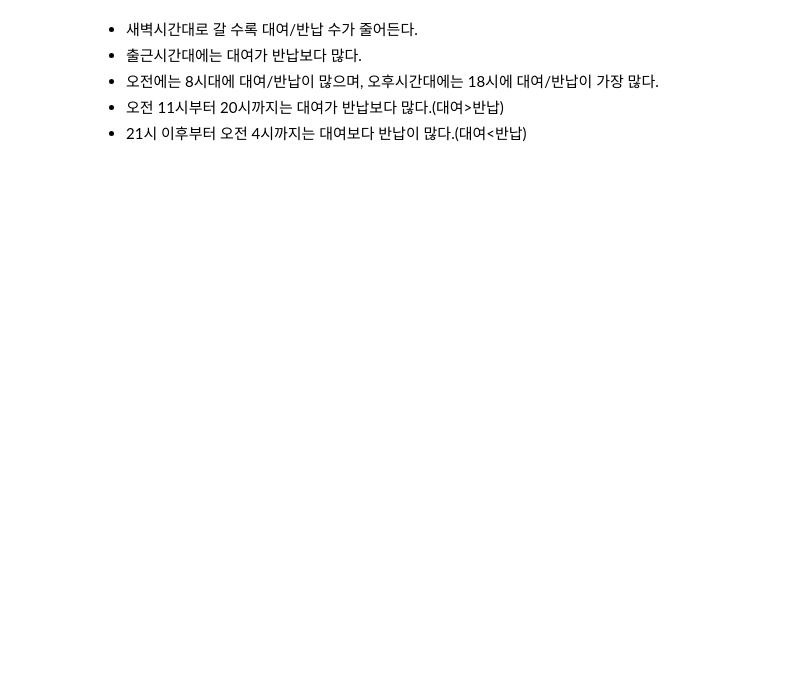
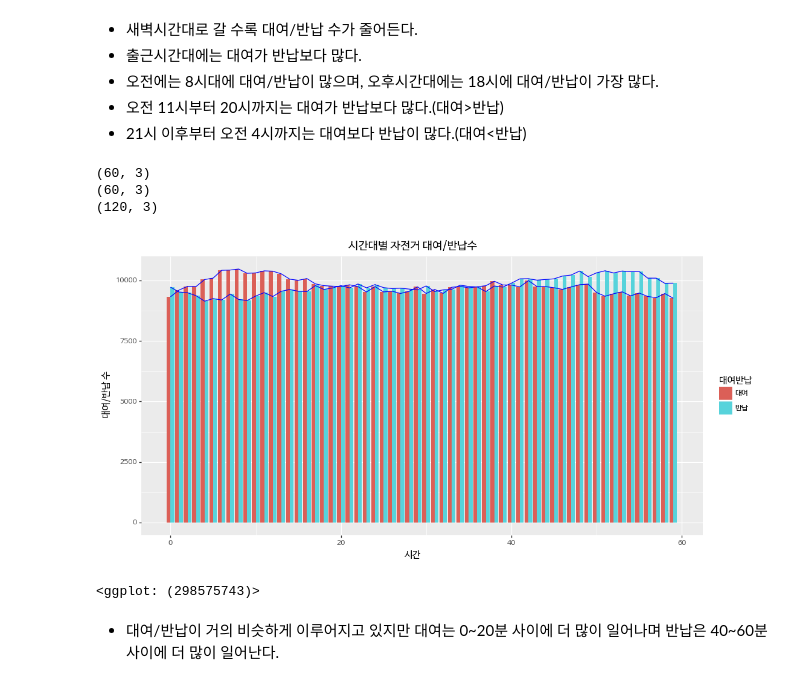
Before and after one commit to corazzon/OpenDataWrangling, a Jupyter notebook: seoul-bike-01.ipynb, the cells around one changed output. Drawn from its saved outputs; the diff is of its cells as text; code cells hidden in the pictures; blank space fills up the shorter version.

```diff
--- a/seoul-bike-01.ipynb
+++ b/seoul-bike-01.ipynb
@@ -359,3 +391,36 @@ df_hour.head()
 * 오전에는 8시대에 대여/반납이 많으며, 오후시간대에는 18시에 대여/반납이 가장 많다.
 * 오전 11시부터 20시까지는 대여가 반납보다 많다.(대여>반납)
 * 21시 이후부터 오전 4시까지는 대여보다 반납이 많다.(대여<반납)
+# %%
+df_minute_1 = df['대여분'].value_counts().reset_index()
+df_minute_1.columns = ['minute', 'count']
+df_minute_1 = df_minute_1.sort_values('minute')
+df_minute_1['대여반납'] = '대여'
+print(df_minute_1.shape)
+
+df_minute_2 = df['반납분'].value_counts().reset_index()
+df_minute_2.columns = ['minute', 'count']
+df_minute_2 = df_minute_2.sort_values('minute')
+df_minute_2['대여반납'] = '반납'
+print(df_minute_2.shape)
+
+df_minute = pd.concat([df_minute_1, df_minute_2])
+print(df_minute.shape)
+# %% [output]
+(60, 3)
+(60, 3)
+(120, 3)
+# %%
+(ggplot(df_minute)
+ + aes(x='minute', y='count', fill='대여반납')
+ + geom_bar(stat='identity', position='dodge')
+ + geom_line(color='blue')
+ + labs(x='시간', y='대여/반납 수', title='시간대별 자전거 대여/반납수')
+ + theme(text=element_text(family='NanumBarunGothic'),
+        figure_size=(12,6))
+)
+# %% [output]
+[figure, added]
+<ggplot: (298575743)>
+# %% [markdown]
+* 대여/반납이 거의 비슷하게 이루어지고 있지만 대여는 0~20분 사이에 더 많이 일어나며 반납은 40~60분 사이에 더 많이 일어난다.
```
Also changed, not shown: parts of 6 cells of this notebook.
